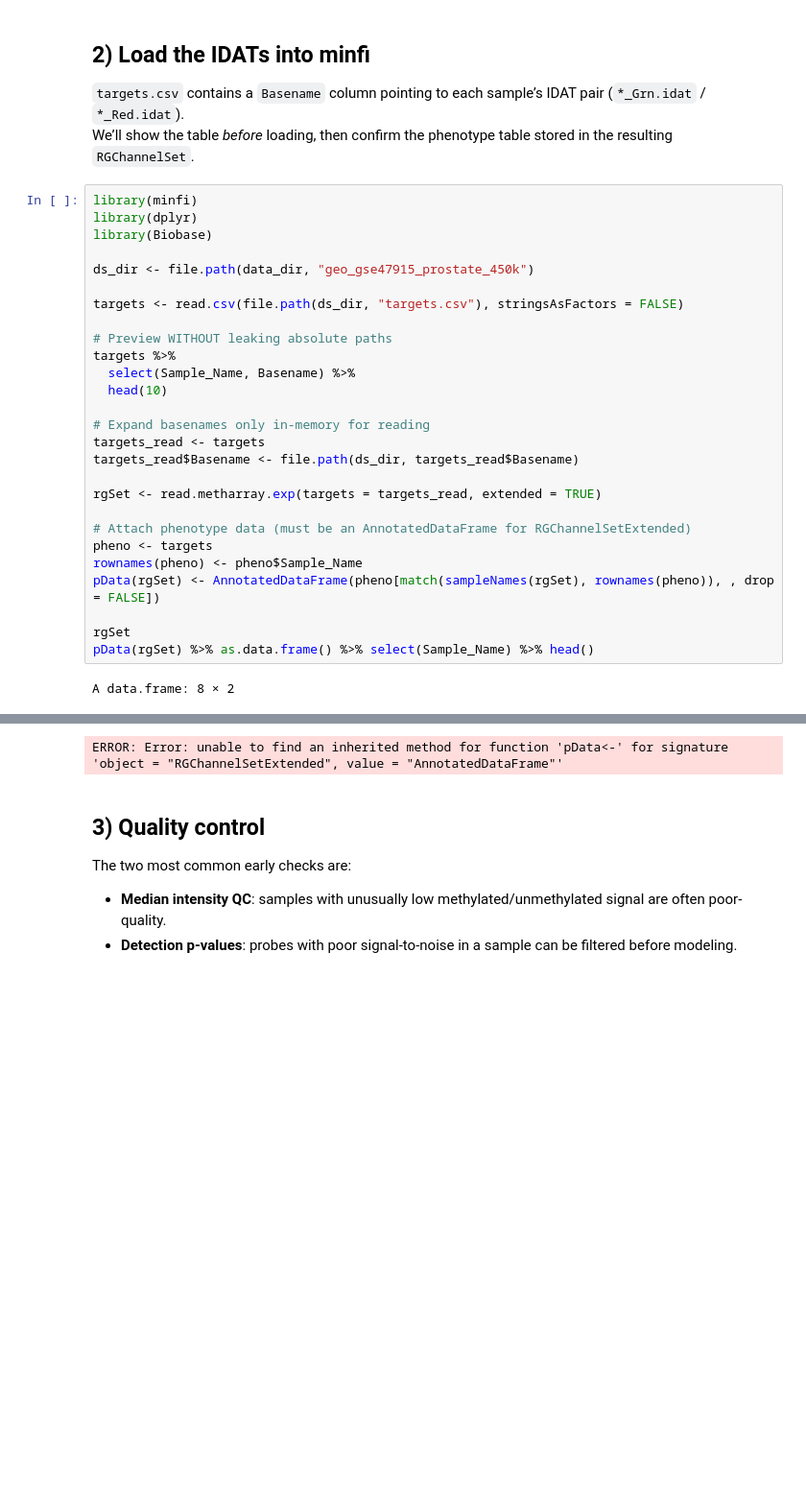
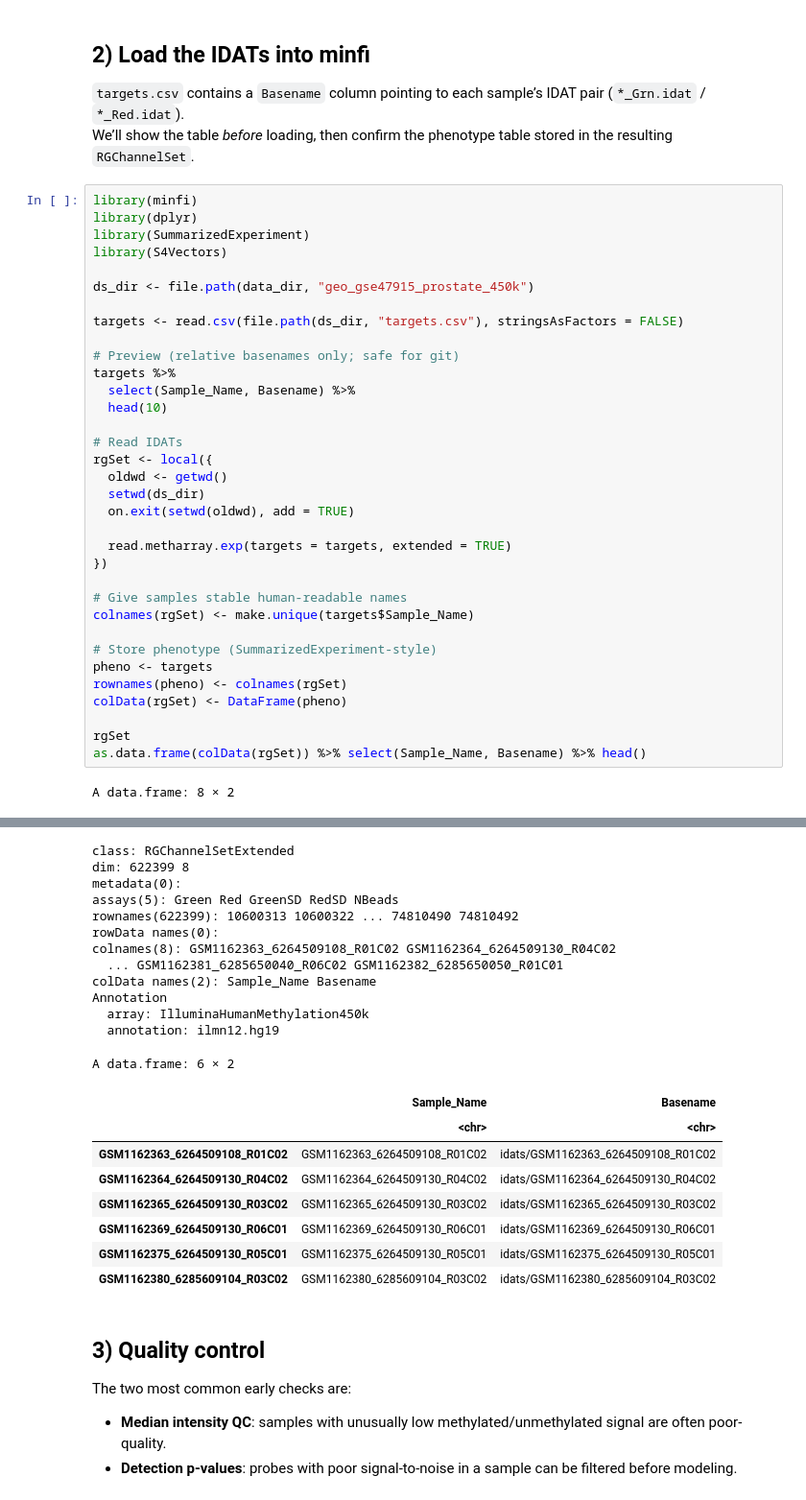
Before and after one commit to meshik/bioinformatics-code-hub, a Jupyter notebook: epigenomics/dna_methylation/r.ipynb, the cells around one changed output, grey strips where cells are left out. Shown at 96% size. Cells and saved outputs as stored; diff of their text form; blank space fills up the shorter version.

Commit message:
successful loading of IDATs

```diff
--- a/epigenomics/dna_methylation/r.ipynb
+++ b/epigenomics/dna_methylation/r.ipynb
@@ -42,43 +42,70 @@ We’ll show the table *before* loading, then confirm the phenotype table stored
 # %%
 library(minfi)
 library(dplyr)
-library(Biobase)
+library(SummarizedExperiment)
+library(S4Vectors)
 
 ds_dir <- file.path(data_dir, "geo_gse47915_prostate_450k")
 
 targets <- read.csv(file.path(ds_dir, "targets.csv"), stringsAsFactors = FALSE)
 
-# Preview WITHOUT leaking absolute paths
+# Preview (relative basenames only; safe for git)
 targets %>%
   select(Sample_Name, Basename) %>%
   head(10)
 
-# Expand basenames only in-memory for reading
-targets_read <- targets
-targets_read$Basename <- file.path(ds_dir, targets_read$Basename)
+# Read IDATs
+rgSet <- local({
+  oldwd <- getwd()
+  setwd(ds_dir)
+  on.exit(setwd(oldwd), add = TRUE)
 
-rgSet <- read.metharray.exp(targets = targets_read, extended = TRUE)
+  read.metharray.exp(targets = targets, extended = TRUE)
+})
 
-# Attach phenotype data (must be an AnnotatedDataFrame for RGChannelSetExtended)
+# Give samples stable human-readable names
+colnames(rgSet) <- make.unique(targets$Sample_Name)
+
+# Store phenotype (SummarizedExperiment-style)
 pheno <- targets
-rownames(pheno) <- pheno$Sample_Name
-pData(rgSet) <- AnnotatedDataFrame(pheno[match(sampleNames(rgSet), rownames(pheno)), , drop = FALSE])
+rownames(pheno) <- colnames(rgSet)
+colData(rgSet) <- DataFrame(pheno)
 
 rgSet
-pData(rgSet) %>% as.data.frame() %>% select(Sample_Name) %>% head()
+as.data.frame(colData(rgSet)) %>% select(Sample_Name, Basename) %>% head()
 # %% [output]
 A data.frame: 8 × 2
 |  | Sample_Name | Basename |
 |  | <chr> | <chr> |
 | 1 | GSM1162363_6264509108_R01C02 | idats/GSM1162363_6264509108_R01C02 |
 | 2 | GSM1162364_6264509130_R04C02 | idats/GSM1162364_6264509130_R04C02 |
 | 3 | GSM1162365_6264509130_R03C02 | idats/GSM1162365_6264509130_R03C02 |
 | 4 | GSM1162369_6264509130_R06C01 | idats/GSM1162369_6264509130_R06C01 |
 | 5 | GSM1162375_6264509130_R05C01 | idats/GSM1162375_6264509130_R05C01 |
 | 6 | GSM1162380_6285609104_R03C02 | idats/GSM1162380_6285609104_R03C02 |
 | 7 | GSM1162381_6285650040_R06C02 | idats/GSM1162381_6285650040_R06C02 |
 | 8 | GSM1162382_6285650050_R01C01 | idats/GSM1162382_6285650050_R01C01 |
-ERROR: Error: unable to find an inherited method for function 'pData<-' for signature 'object = "RGChannelSetExtended", value = "AnnotatedDataFrame"'
+class: RGChannelSetExtended
+dim: 622399 8
+metadata(0):
+assays(5): Green Red GreenSD RedSD NBeads
+rownames(622399): 10600313 10600322 ... 74810490 74810492
+rowData names(0):
+colnames(8): GSM1162363_6264509108_R01C02 GSM1162364_6264509130_R04C02
+  ... GSM1162381_6285650040_R06C02 GSM1162382_6285650050_R01C01
+colData names(2): Sample_Name Basename
+Annotation
+  array: IlluminaHumanMethylation450k
+  annotation: ilmn12.hg19
+A data.frame: 6 × 2
+|  | Sample_Name | Basename |
+|  | <chr> | <chr> |
+| GSM1162363_6264509108_R01C02 | GSM1162363_6264509108_R01C02 | idats/GSM1162363_6264509108_R01C02 |
+| GSM1162364_6264509130_R04C02 | GSM1162364_6264509130_R04C02 | idats/GSM1162364_6264509130_R04C02 |
+| GSM1162365_6264509130_R03C02 | GSM1162365_6264509130_R03C02 | idats/GSM1162365_6264509130_R03C02 |
+| GSM1162369_6264509130_R06C01 | GSM1162369_6264509130_R06C01 | idats/GSM1162369_6264509130_R06C01 |
+| GSM1162375_6264509130_R05C01 | GSM1162375_6264509130_R05C01 | idats/GSM1162375_6264509130_R05C01 |
+| GSM1162380_6285609104_R03C02 | GSM1162380_6285609104_R03C02 | idats/GSM1162380_6285609104_R03C02 |
 # %% [markdown]
 ## 3) Quality control
 
```
Also changed, not shown: parts of 1 cell of this notebook.
